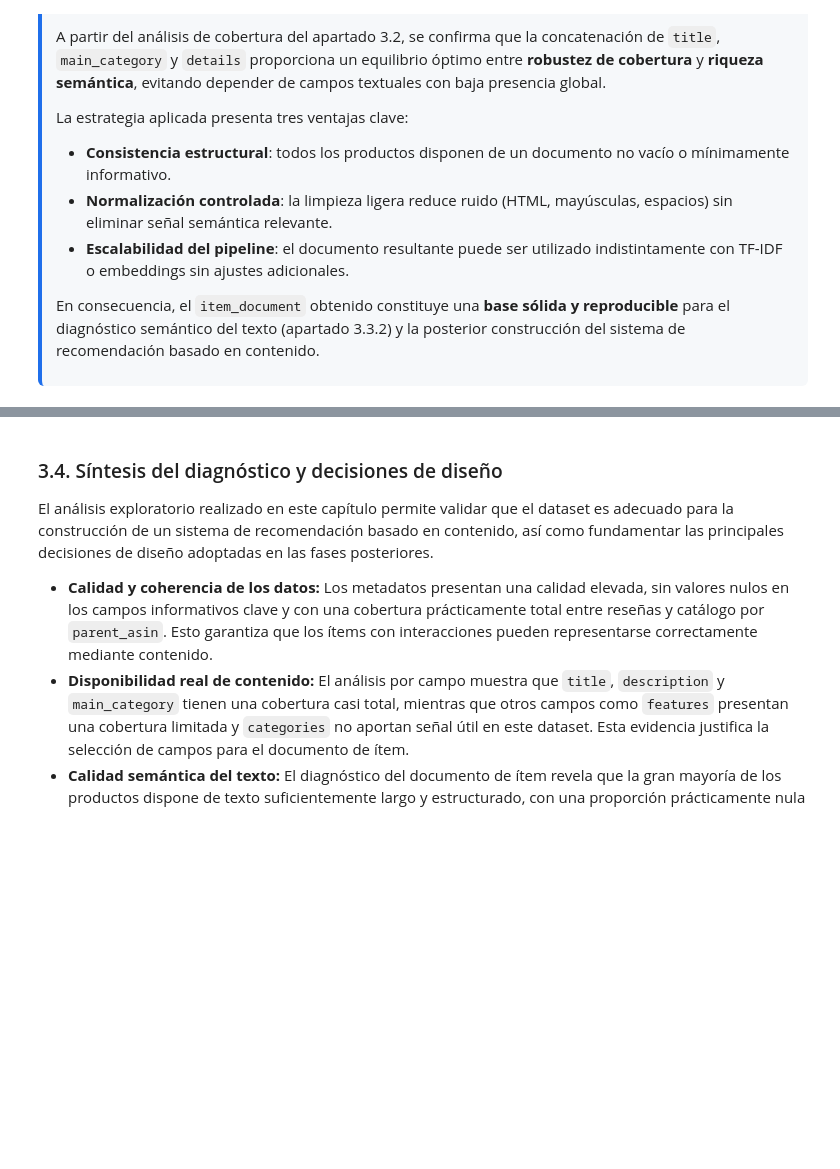
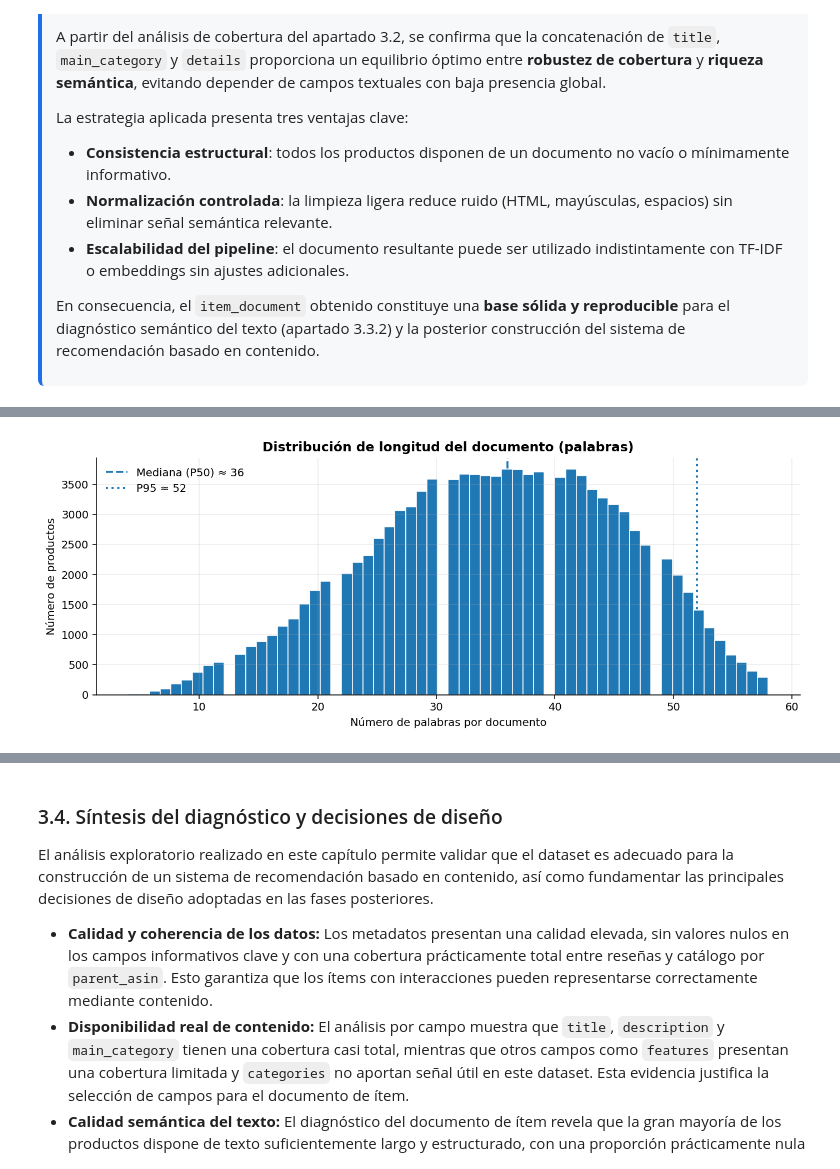
Before and after one commit to jwyangyin/TFM, a Jupyter notebook: TFM_Notebook_2_(Master_Data_Science)_Sistema_de_recomendación_basado_en_contenido_(Content_Based_Filtering).ipynb, the cells around one changed output, grey strips where cells are left out. Drawn from its saved outputs; the diff is of its cells as text; code cells hidden in the pictures; blank space fills up the shorter version.

```diff
--- a/TFM_Notebook_2_(Master_Data_Science)_Sistema_de_recomendación_basado_en_contenido_(Content_Based_Filtering).ipynb
+++ b/TFM_Notebook_2_(Master_Data_Science)_Sistema_de_recomendación_basado_en_contenido_(Content_Based_Filtering).ipynb
@@ -1099,0 +910,20 @@ display(items_content.head(3))
+# %%
+# -----------------------------
+# 1) Diagnóstico de longitud:
+# -----------------------------
+# Aseguramos string:
+items_doc["item_document"] = items_doc["item_document"].fillna("").astype(str)
+
+# Métricas de longitud:
+items_doc["doc_len_words"] = items_doc["item_document"].str.split().apply(len)
+items_doc["doc_len_chars"] = items_doc["item_document"].str.len()
+
+# Resumen estadístico (palabras y caracteres):
+len_words_desc = items_doc["doc_len_words"].describe(percentiles=[0.5, 0.75, 0.9, 0.95, 0.99])
+len_chars_desc = items_doc["doc_len_chars"].describe(percentiles=[0.5, 0.75, 0.9, 0.95, 0.99])
+
+print("Resumen longitud (palabras):")
+display(len_words_desc)
+
+print("\nResumen longitud (caracteres):")
+display(len_chars_desc)
@@ -1099,0 +957,37 @@ display(items_content.head(3))
+# %%
+# ===============================
+# Figura 1: Longitud del documento (palabras) — histograma:
+# ===============================
+
+import numpy as np
+import matplotlib.pyplot as plt
+
+x = items_doc["doc_len_words"].dropna().astype(int)
+
+# métricas para anotar
+p50 = np.percentile(x, 50)
+p95 = np.percentile(x, 95)
+
+plt.figure(figsize=(10, 4), dpi=140)
+
+# Histograma (acotamos el eje X a p99 para que sea más legible)
+x_plot = x[x <= np.percentile(x, 99)]
+plt.hist(x_plot, bins=60, edgecolor="white", linewidth=0.8)
+
+# Líneas de referencia
+plt.axvline(p50, linestyle="--", linewidth=1.8, label=f"Mediana (P50) ≈ {p50:.0f}")
+plt.axvline(p95, linestyle=":", linewidth=2.0, label=f"P95 ≈ {p95:.0f}")
+
+# Estilo
+plt.title("Distribución de longitud del documento (palabras)", fontweight="bold")
+plt.xlabel("Número de palabras por documento")
+plt.ylabel("Número de productos")
+plt.grid(True, axis="y", alpha=0.25)
+for spine in ["top", "right"]:
+    plt.gca().spines[spine].set_visible(False)
+
+plt.legend(frameon=False)
+plt.tight_layout()
+plt.show()
+# %% [output]
+[figure, added]
```
Also changed, not shown: parts of 21 cells of this notebook.
